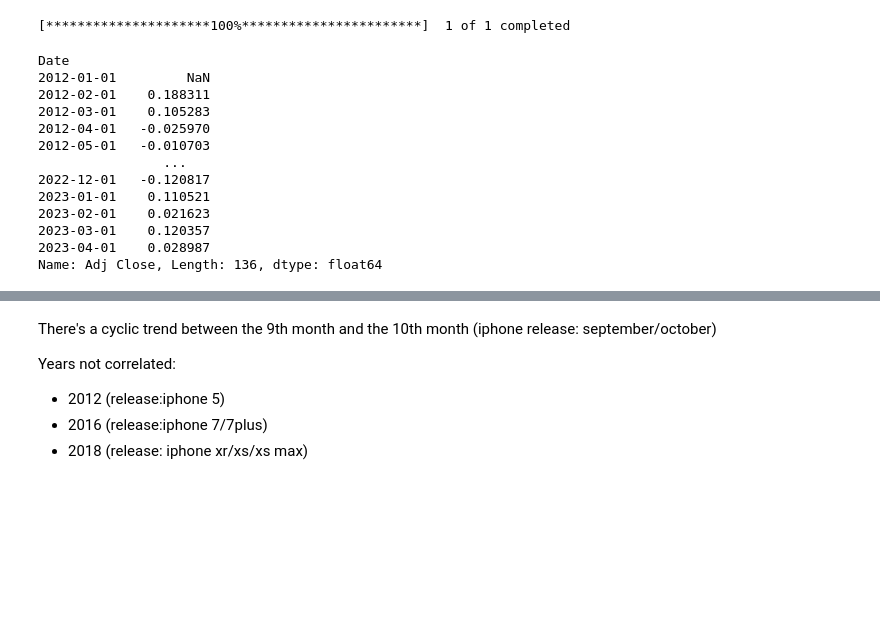
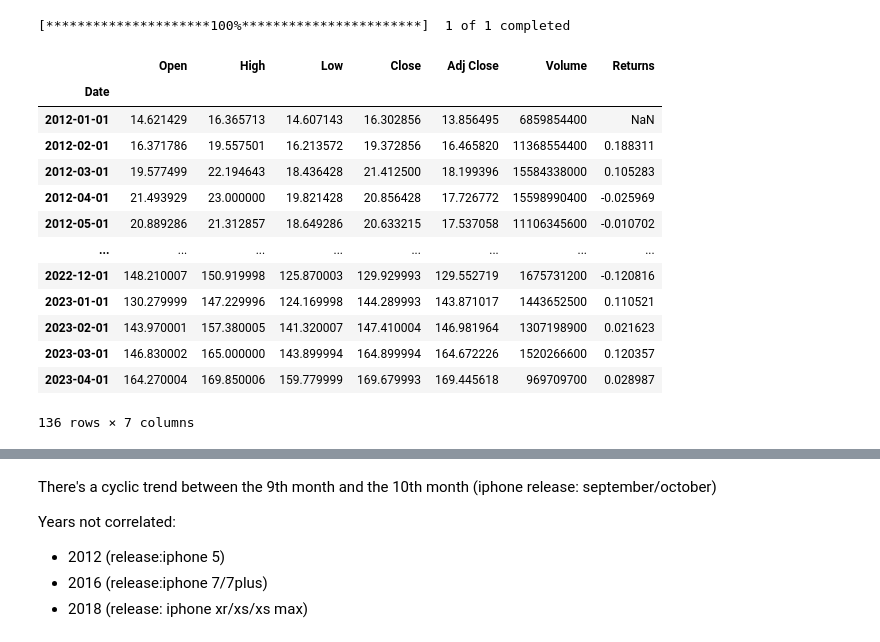
Before and after one commit to simonbisc/simonbisc.github.io, a Jupyter notebook: 16/AAPL iphone release.ipynb, the cells around one changed output, grey strips where cells are left out. Drawn from its saved outputs; the diff is of its cells as text; code cells hidden in the pictures; blank space fills up the shorter version.

```diff
--- a/16/AAPL iphone release.ipynb
+++ b/16/AAPL iphone release.ipynb
@@ -9,21 +9,22 @@ data = yf.download("AAPL", start="2012-01-01" ,end = "2023-05-01", interval="1mo
 # %% [output]
 [*********************100%***********************]  1 of 1 completed
 # %%
-returns = data.pct_change()
-returns
+data['Returns'] = data['Adj Close'].pct_change()
+data
 # %% [output]
+|  | Open | High | Low | Close | Adj Close | Volume | Returns |
+| Date |  |  |  |  |  |  |  |
+| 2012-01-01 | 14.621429 | 16.365713 | 14.607143 | 16.302856 | 13.856495 | 6859854400 | NaN |
+| 2012-02-01 | 16.371786 | 19.557501 | 16.213572 | 19.372856 | 16.465820 | 11368554400 | 0.188311 |
+| 2012-03-01 | 19.577499 | 22.194643 | 18.436428 | 21.412500 | 18.199396 | 15584338000 | 0.105283 |
+| 2012-04-01 | 21.493929 | 23.000000 | 19.821428 | 20.856428 | 17.726772 | 15598990400 | -0.025969 |
+| 2012-05-01 | 20.889286 | 21.312857 | 18.649286 | 20.633215 | 17.537058 | 11106345600 | -0.010702 |
+| ... | ... | ... | ... | ... | ... | ... | ... |
+| 2022-12-01 | 148.210007 | 150.919998 | 125.870003 | 129.929993 | 129.552719 | 1675731200 | -0.120816 |
+| 2023-01-01 | 130.279999 | 147.229996 | 124.169998 | 144.289993 | 143.871017 | 1443652500 | 0.110521 |
+| 2023-02-01 | 143.970001 | 157.380005 | 141.320007 | 147.410004 | 146.981964 | 1307198900 | 0.021623 |
+| 2023-03-01 | 146.830002 | 165.000000 | 143.899994 | 164.899994 | 164.672226 | 1520266600 | 0.120357 |
+| 2023-04-01 | 164.270004 | 169.850006 | 159.779999 | 169.679993 | 169.445618 | 969709700 | 0.028987 |
-Date
-2012-01-01         NaN
-2012-02-01    0.188311
-2012-03-01    0.105283
-2012-04-01   -0.025970
-2012-05-01   -0.010703
-                ...
-2022-12-01   -0.120817
-2023-01-01    0.110521
-2023-02-01    0.021623
-2023-03-01    0.120357
-2023-04-01    0.028987
-Name: Adj Close, Length: 136, dtype: float64
+136 rows × 7 columns
 # %%
 # resample the data
```
Also changed, not shown: parts of 6 cells of this notebook, 4 other files.
